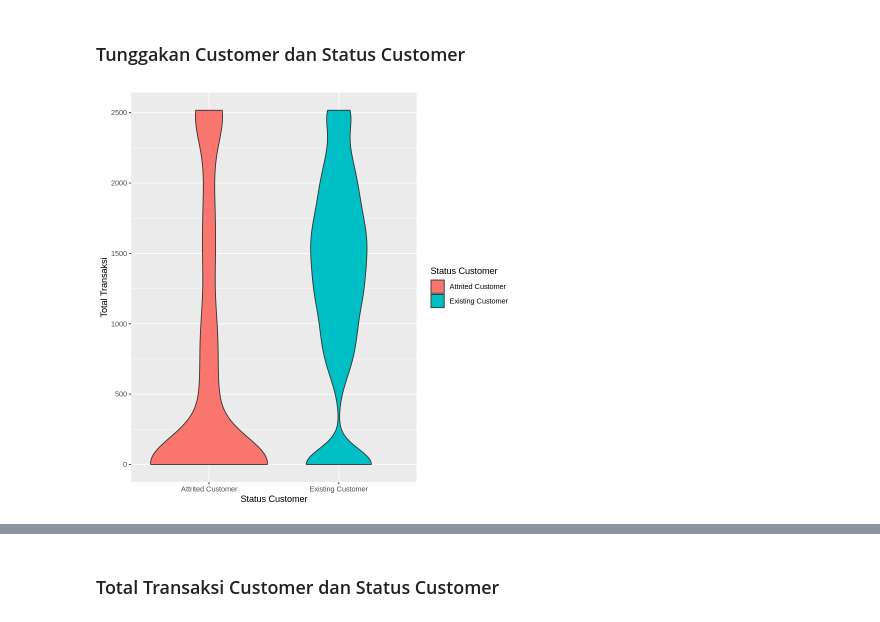
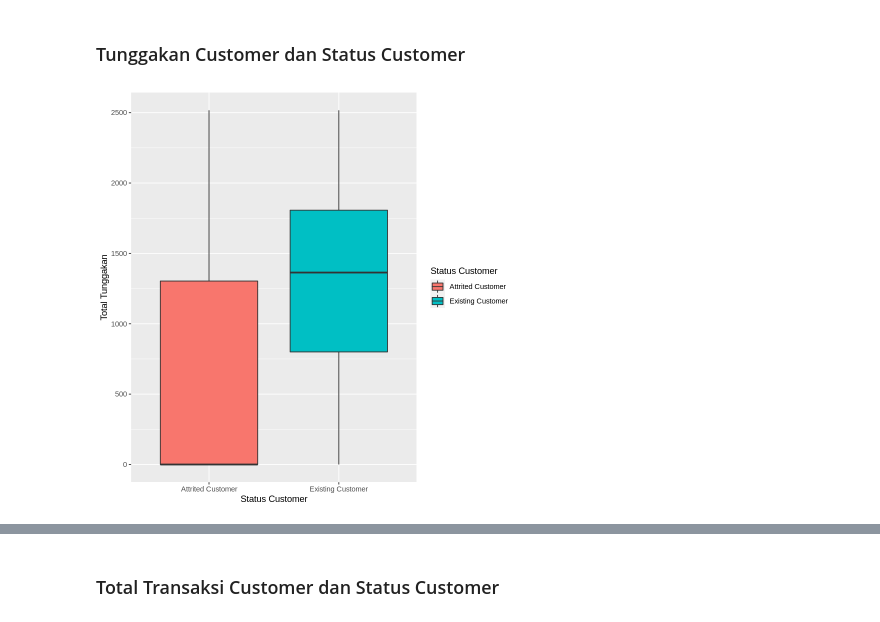
Before and after one commit to hidayattaufiqur/Tubes-Statistika, a Jupyter notebook: Tubes_Statistika.ipynb, the cells around one changed output, grey strips where cells are left out. Cells and saved outputs as stored; diff of their text form; code cells hidden in the pictures.

```diff
--- a/Tubes_Statistika.ipynb
+++ b/Tubes_Statistika.ipynb
@@ -516,8 +514,8 @@ sample estimates:
 ### Tunggakan Customer dan Status Customer
 # %%
 ggplot(data = df, aes(x = Attrition_Flag, y = Total_Revolving_Bal, fill=Attrition_Flag)) +
-      geom_violin() +
+      geom_boxplot() +
       xlab("Status Customer") +
-      labs(x="Status Customer", y="Total Transaksi", fill="Status Customer")
+      labs(x="Status Customer", y="Total Tunggakan", fill="Status Customer")
 # %% [output]
-[figure, old version]
+[figure, new version]
```
Also changed, not shown: parts of 37 cells of this notebook.
